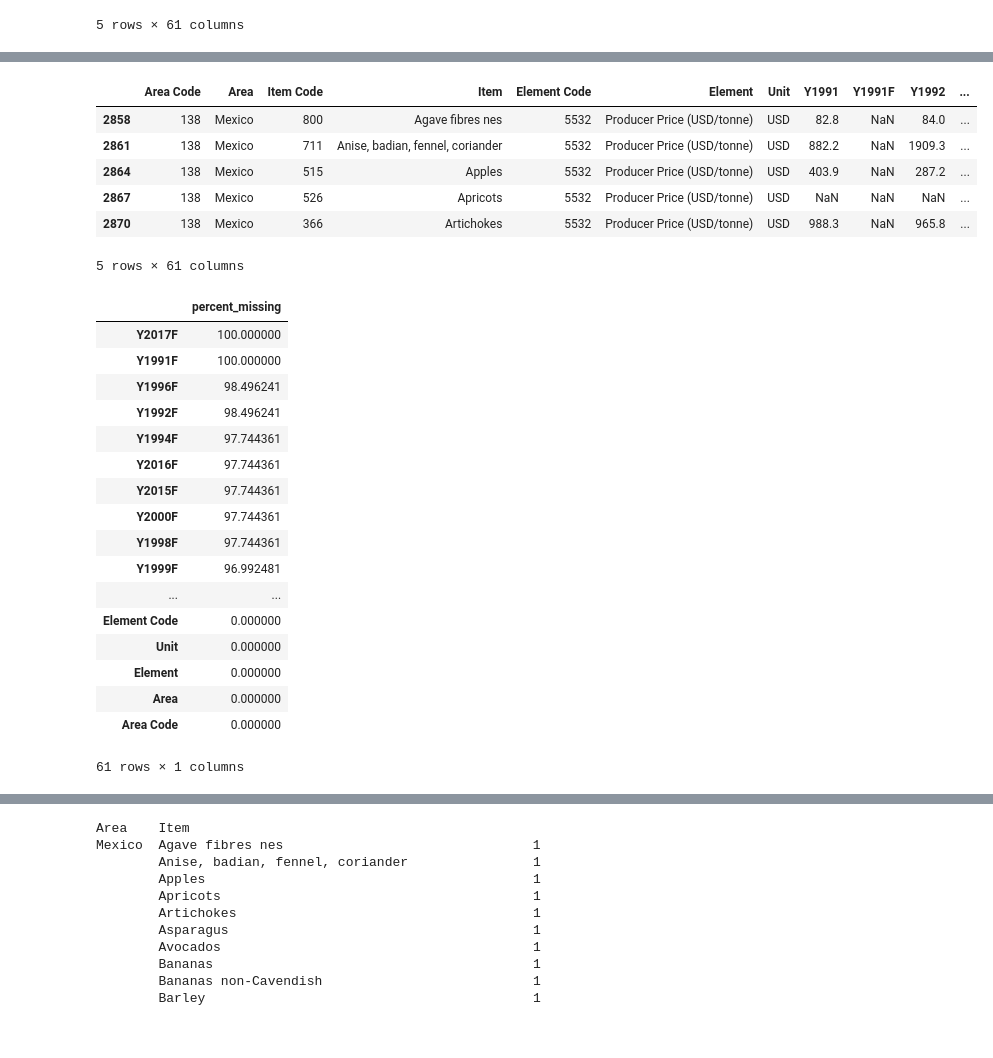
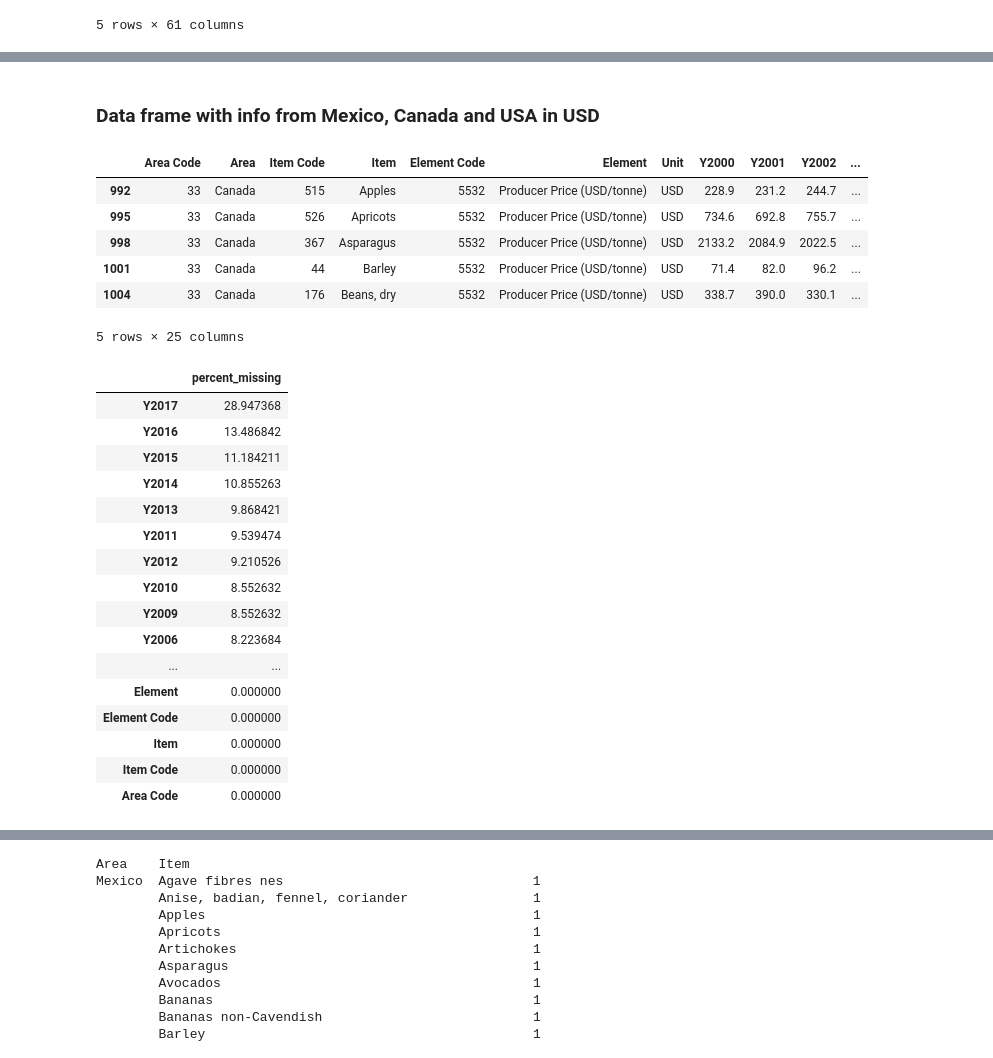
Before and after one commit to bkachava/foodprices, a Jupyter notebook: Notebook/data_food_prices.ipynb, the cells around one changed output, grey strips where cells are left out. Saved outputs shown, nothing was run; the diff lists cells and outputs as text; code cells hidden in the pictures.

```diff
--- a/Notebook/data_food_prices.ipynb
+++ b/Notebook/data_food_prices.ipynb
@@ -14,7 +14,7 @@ However to make the final visualizations, we included only a small set of these
 import pandas as pd
 # %%
 # Use Pandas to read data
-food_df = pd.read_csv("./Resources/Prices_E_Americas.csv", encoding="ISO-8859-1", low_memory=False)
+food_df = pd.read_csv("../Resources/AnnualProducerPricesAmericas.csv", encoding="ISO-8859-1", low_memory=False)
 
 # Show the number of records
 food_df.count()
@@ -47,6 +47,15 @@ food_df.head()
 | 3 | 8 | Antigua and Barbuda | 414 | Beans, green | 5530 | Producer Price (LCU/tonne) | LCU | NaN | NaN | NaN | ... |
 | 4 | 8 | Antigua and Barbuda | 414 | Beans, green | 5531 | Producer Price (SLC/tonne) | SLC | NaN | NaN | NaN | ... |
 5 rows × 61 columns
+# %%
+# Drop the null columns where all values are null
+food_df = food_df.dropna(axis='columns', how='all')
+
+# Remove unnecessary columns
+food_df = food_df.drop(columns=["Y1991","Y1991F","Y1992","Y1992F","Y1993","Y1993F","Y1994","Y1994F","Y1995",
+                                "Y1995F","Y1996","Y1996F","Y1997","Y1997F","Y1998","Y1998F","Y1999","Y1999F",
+                                "Y2000F","Y2001F","Y2002F","Y2003F","Y2004F","Y2005F","Y2006F","Y2007F","Y2008F",
+                                "Y2009F","Y2010F","Y2011F","Y2012F","Y2013F","Y2014F","Y2015F","Y2016F"])
 # %%
 food_df.dtypes
 # %% [output]
@@ -70,37 +100,39 @@ Length: 61, dtype: object
+# %% [markdown]
+### Data frame with info from Mexico, Canada and USA in USD
 # %%
-mex_df = food_df.loc[(food_df["Area"] == 'Mexico') & (food_df["Unit"] == 'USD')]
+mxcnus_df = food_df.loc[((food_df["Area"] == 'Mexico') | (food_df["Area"] == 'Canada') |
+                        (food_df["Area"] == 'United States of America'))  & (food_df["Unit"] == 'USD')]
 #LCU - Local Currency Unit
-mex_df.head()
+mxcnus_df.head()
 # %% [output]
-|  | Area Code | Area | Item Code | Item | Element Code | Element | Unit | Y1991 | Y1991F | Y1992 | ... |
-| 2858 | 138 | Mexico | 800 | Agave fibres nes | 5532 | Producer Price (USD/tonne) | USD | 82.8 | NaN | 84.0 | ... |
-| 2861 | 138 | Mexico | 711 | Anise, badian, fennel, coriander | 5532 | Producer Price (USD/tonne) | USD | 882.2 | NaN | 1909.3 | ... |
-| 2864 | 138 | Mexico | 515 | Apples | 5532 | Producer Price (USD/tonne) | USD | 403.9 | NaN | 287.2 | ... |
-| 2867 | 138 | Mexico | 526 | Apricots | 5532 | Producer Price (USD/tonne) | USD | NaN | NaN | NaN | ... |
-| 2870 | 138 | Mexico | 366 | Artichokes | 5532 | Producer Price (USD/tonne) | USD | 988.3 | NaN | 965.8 | ... |
+|  | Area Code | Area | Item Code | Item | Element Code | Element | Unit | Y2000 | Y2001 | Y2002 | ... |
+| 992 | 33 | Canada | 515 | Apples | 5532 | Producer Price (USD/tonne) | USD | 228.9 | 231.2 | 244.7 | ... |
+| 995 | 33 | Canada | 526 | Apricots | 5532 | Producer Price (USD/tonne) | USD | 734.6 | 692.8 | 755.7 | ... |
+| 998 | 33 | Canada | 367 | Asparagus | 5532 | Producer Price (USD/tonne) | USD | 2133.2 | 2084.9 | 2022.5 | ... |
+| 1001 | 33 | Canada | 44 | Barley | 5532 | Producer Price (USD/tonne) | USD | 71.4 | 82.0 | 96.2 | ... |
+| 1004 | 33 | Canada | 176 | Beans, dry | 5532 | Producer Price (USD/tonne) | USD | 338.7 | 390.0 | 330.1 | ... |
-5 rows × 61 columns
+5 rows × 25 columns
 # %%
-# Verify that there are not more missing values
-percent_missing = mex_df.isnull().sum() * 100 / len(mex_df)
+# Verify missing values
+percent_missing = mxcnus_df.isnull().sum() * 100 / len(mxcnus_df)
 missing_value_df = pd.DataFrame({'percent_missing': percent_missing})
 missing_value_df.sort_values('percent_missing', inplace=True, ascending=False)
 missing_value_df
 # %% [output]
 |  | percent_missing |
-| Y2017F | 100.000000 |
-| Y1991F | 100.000000 |
-| Y1996F | 98.496241 |
-| Y1992F | 98.496241 |
-| Y1994F | 97.744361 |
-| Y2016F | 97.744361 |
-| Y2015F | 97.744361 |
-| Y2000F | 97.744361 |
-| Y1998F | 97.744361 |
-| Y1999F | 96.992481 |
+| Y2017 | 28.947368 |
+| Y2016 | 13.486842 |
+| Y2015 | 11.184211 |
+| Y2014 | 10.855263 |
+| Y2013 | 9.868421 |
+| Y2011 | 9.539474 |
+| Y2012 | 9.210526 |
+| Y2010 | 8.552632 |
+| Y2009 | 8.552632 |
+| Y2006 | 8.223684 |
 | ... | ... |
+| Element | 0.000000 |
 | Element Code | 0.000000 |
-| Unit | 0.000000 |
-| Element | 0.000000 |
-| Area | 0.000000 |
+| Item | 0.000000 |
+| Item Code | 0.000000 |
 | Area Code | 0.000000 |
-61 rows × 1 columns
```
Also changed, not shown: parts of 35 cells of this notebook, 6 other files.
